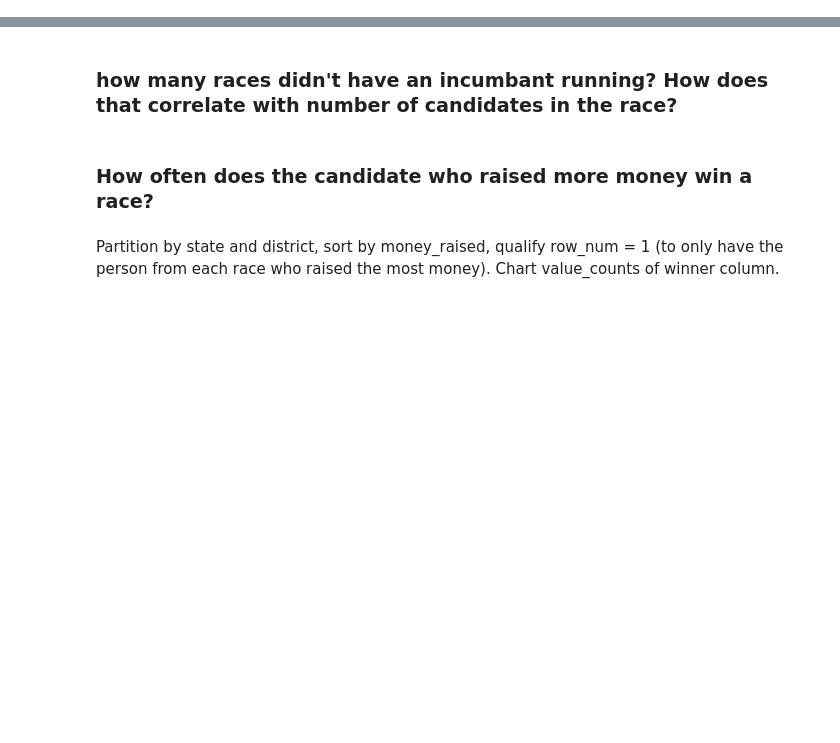
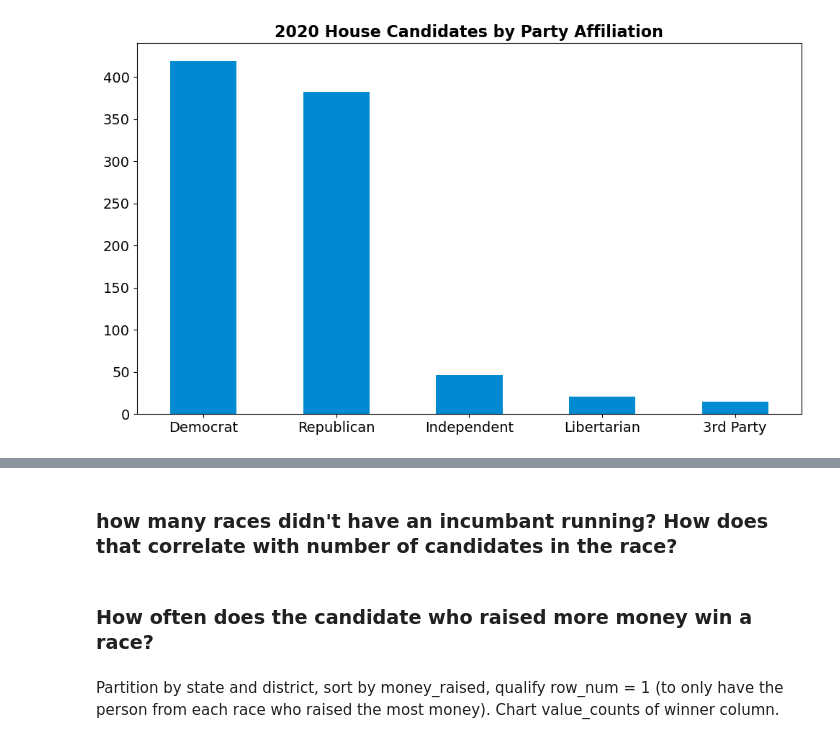
Before and after one commit to nss-data-science-cohort-7/webscraping-open-secrets-bone_scrapers, a Jupyter notebook: notebooks/tw_03_eda.ipynb, the cells around one changed output, grey strips where cells are left out. Drawn from its saved outputs; the diff is of its cells as text; code cells hidden in the pictures; blank space fills up the shorter version.

Commit message:
eda and some plots

```diff
--- a/notebooks/tw_03_eda.ipynb
+++ b/notebooks/tw_03_eda.ipynb
@@ -40,3 +49,18 @@ candidates['party'].value_counts()
+# %%
+plt.figure(figsize = (10, 6))
+fontsize = 14
+x_labels = ['Democrat', 'Republican', 'Independent', 'Libertarian', '3rd Party']
+x_ticks = [0, 1, 2, 3, 4]
+color = '#008ad1'
+
+candidates['party'].value_counts().plot(kind = 'bar', color = color)
+plt.xticks(rotation = 0, labels = x_labels, ticks = x_ticks, fontsize = fontsize)
+plt.yticks(fontsize = fontsize)
+plt.title('2020 House Candidates by Party Affiliation', fontsize = fontsize + 2, weight = 'bold')
+plt.tight_layout();
+plt.savefig('../assets/party_affiliation.png', dpi = 150);
+# %% [output]
+[figure, added]
 # %%
 candidates.loc[(candidates['party'].isin(['I', 'L', '3'])) & (candidates['winner'] == 1)]
 
```
Also changed, not shown: parts of 27 cells of this notebook, 5 other files.
